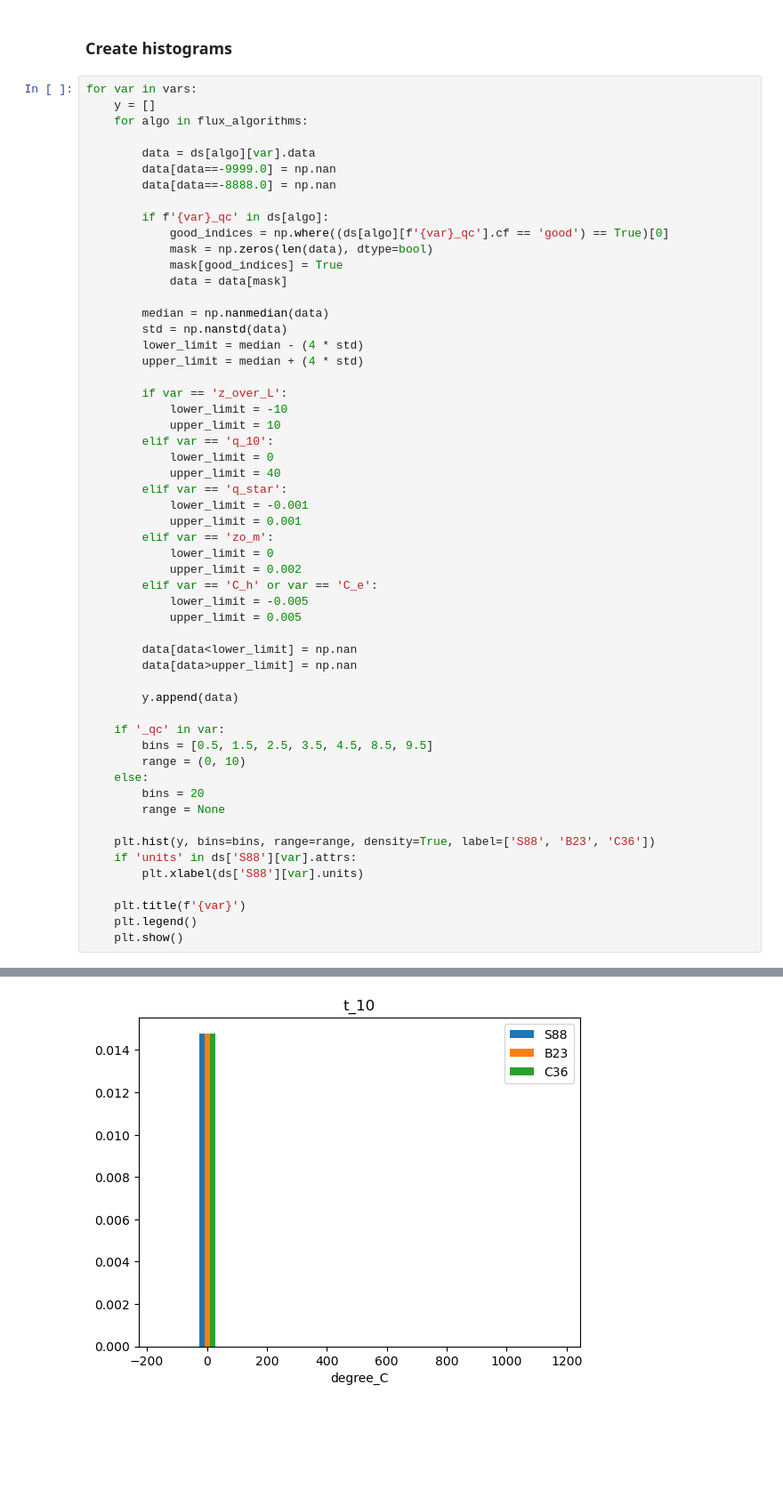
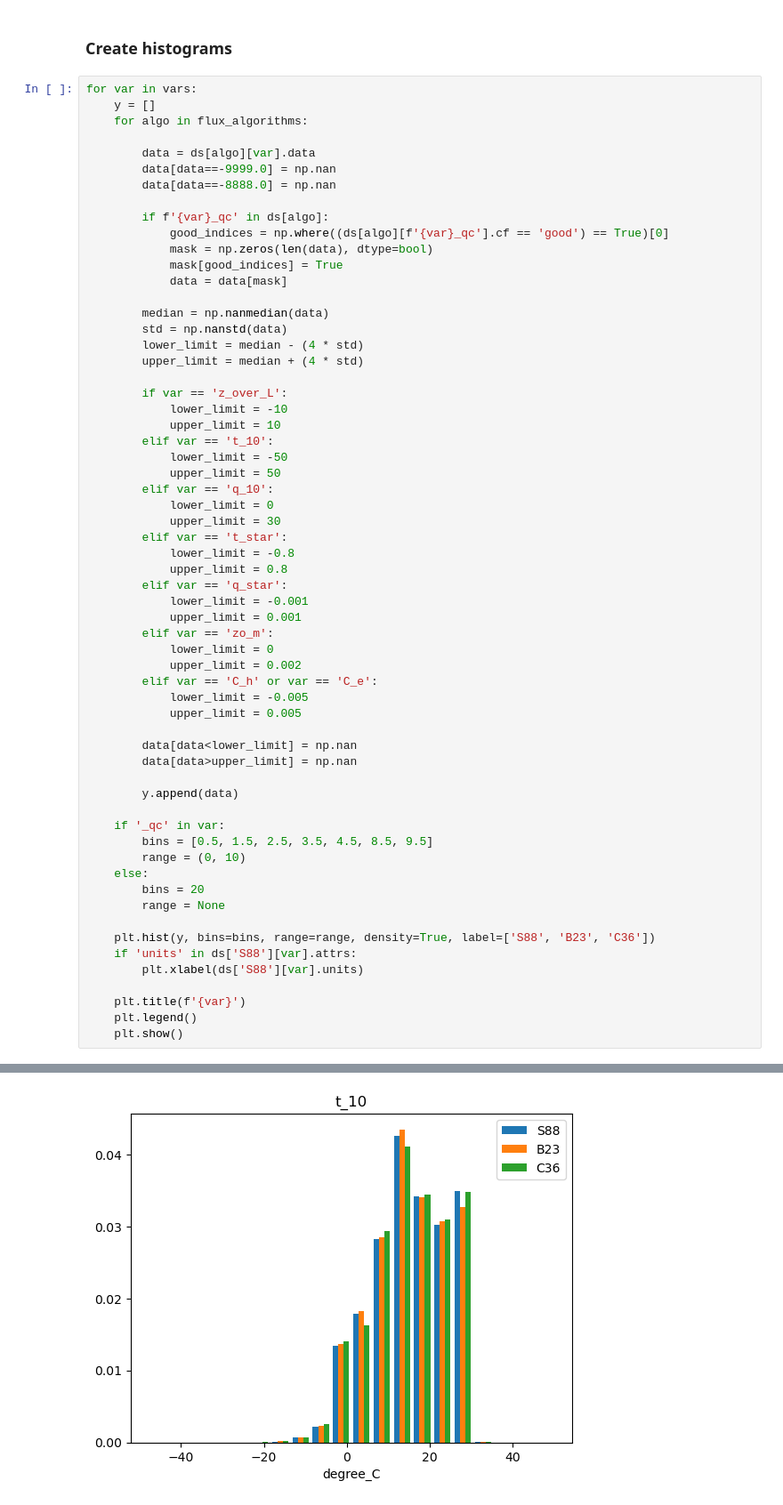
Before and after one commit to mcastells/marineflux_erddapy_demo, a Jupyter notebook: histo.ipynb, the cells around one changed output, grey strips where cells are left out. Shown: that part at 89% size. Drawn from its saved outputs; the diff is of its cells as text; blank space fills up the shorter version.

Commit message:
updated limits

```diff
--- a/histo.ipynb
+++ b/histo.ipynb
@@ -78,9 +78,15 @@ for var in vars:
         if var == 'z_over_L':
             lower_limit = -10
             upper_limit = 10
+        elif var == 't_10':
+            lower_limit = -50
+            upper_limit = 50
         elif var == 'q_10':
             lower_limit = 0
-            upper_limit = 40
+            upper_limit = 30
+        elif var == 't_star':
+            lower_limit = -0.8
+            upper_limit = 0.8
         elif var == 'q_star':
             lower_limit = -0.001
             upper_limit = 0.001
@@ -92,32 +98,32 @@ for var in vars:
             upper_limit = 0.005
 
         data[data<lower_limit] = np.nan
         data[data>upper_limit] = np.nan
 
         y.append(data)
 
     if '_qc' in var:
         bins = [0.5, 1.5, 2.5, 3.5, 4.5, 8.5, 9.5]
         range = (0, 10)
     else:
         bins = 20
         range = None
 
     plt.hist(y, bins=bins, range=range, density=True, label=['S88', 'B23', 'C36'])
     if 'units' in ds['S88'][var].attrs:
         plt.xlabel(ds['S88'][var].units)
 
     plt.title(f'{var}')
     plt.legend()
     plt.show()
 # %% [output]
 [figure]
 [figure]
 [figure]
 [figure]
 [figure]
 [figure]
 [figure]
 [figure]
-[figure, old version]
+[figure, new version]
 [figure]
```
Also changed, not shown: parts of 1 cell of this notebook.
